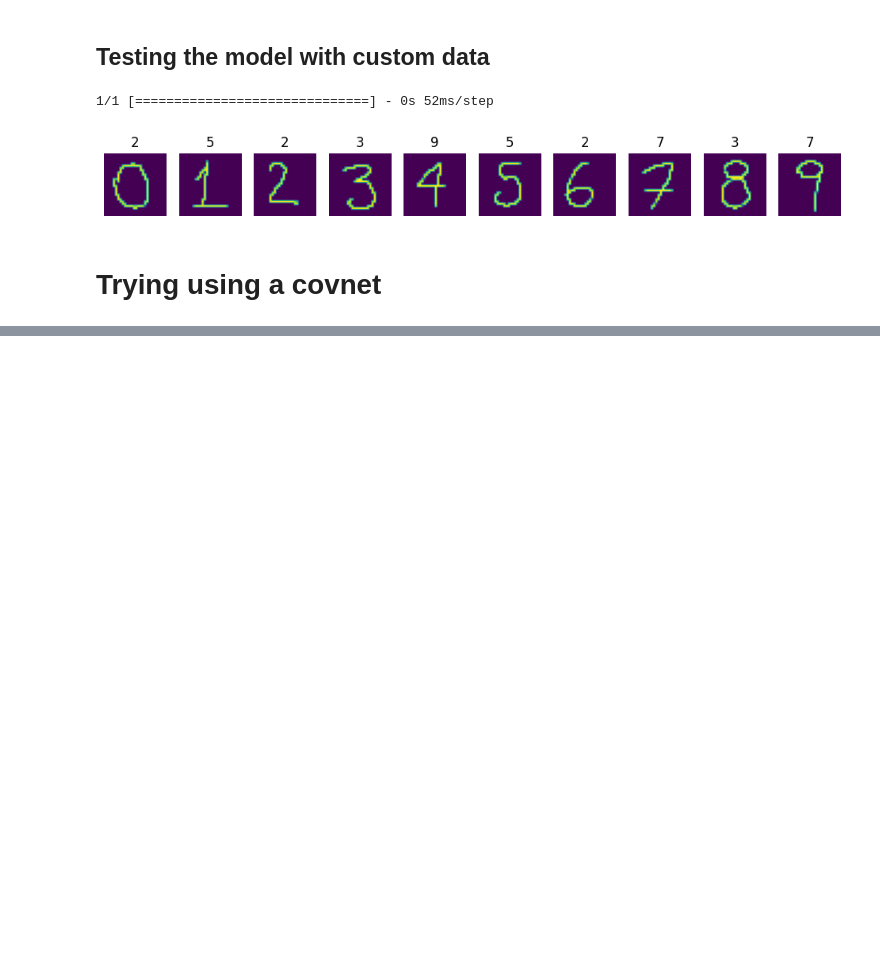
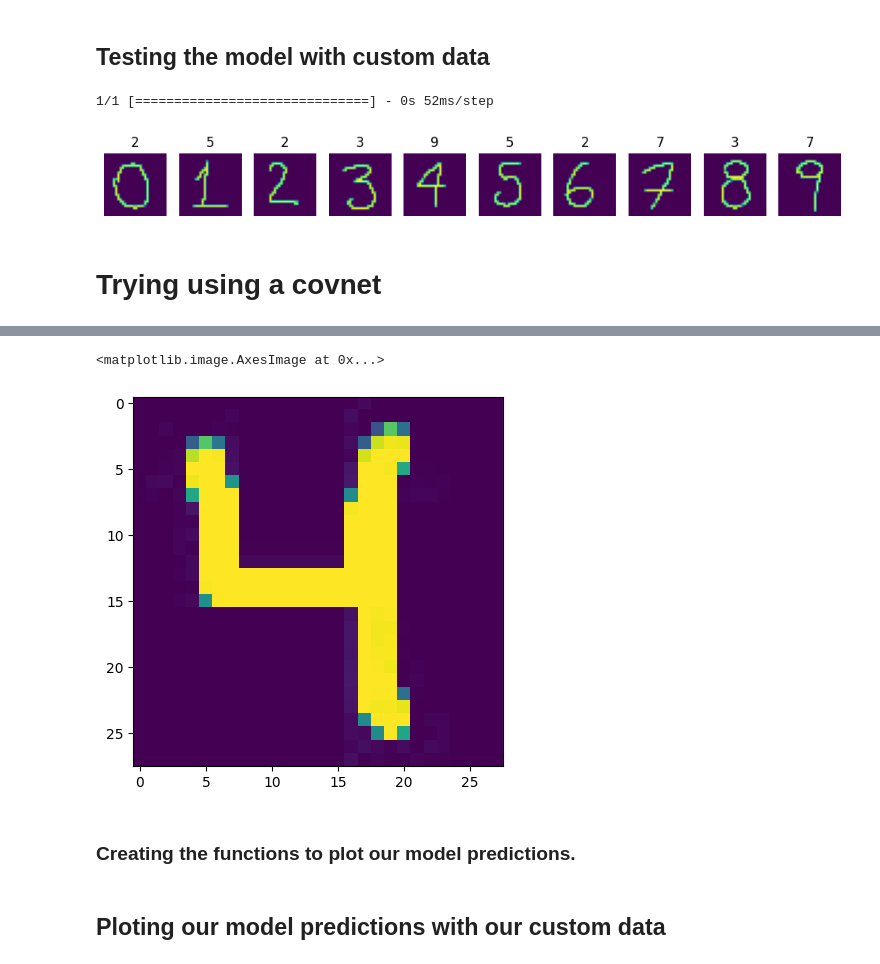
Before and after one commit to m0rgAn115/DeepLearningModels, a Jupyter notebook: DigitsClassification.ipynb, the cells around one changed output, grey strips where cells are left out. Cells and saved outputs as stored; diff of their text form; code cells hidden in the pictures; blank space fills up the shorter version.

```diff
--- a/DigitsClassification.ipynb
+++ b/DigitsClassification.ipynb
@@ -624,0 +623,5 @@ plot_random_image(model=model_3,
+# %%
+plt.imshow(load_and_prep_image(img_folder))
+# %% [output]
+<matplotlib.image.AxesImage at 0x...>
+[figure, added]
@@ -624,0 +630,2 @@ plot_random_image(model=model_3,
+# %% [markdown]
+### Creating the functions to plot our model predictions.
@@ -624,0 +686,2 @@ plot_random_image(model=model_3,
+# %% [markdown]
+## Ploting our model predictions with our custom data
```
Also changed, not shown: parts of 31 cells of this notebook.
